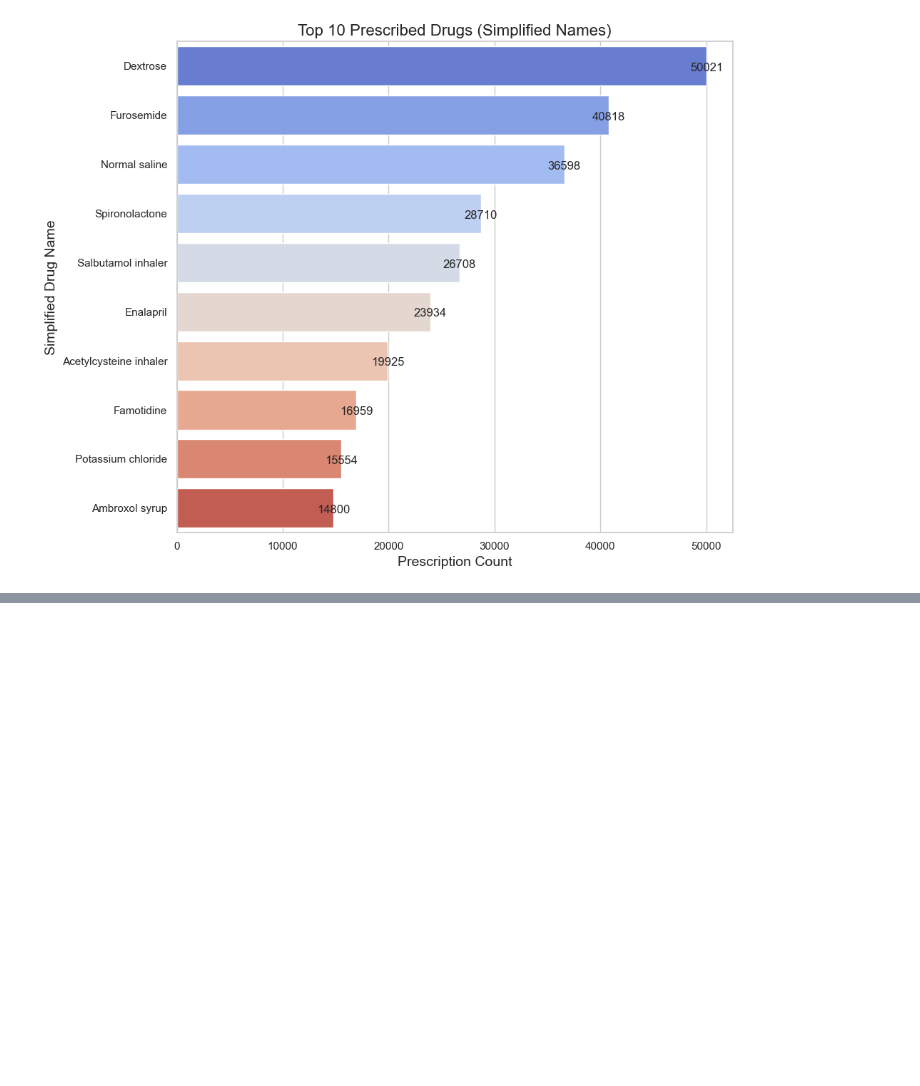
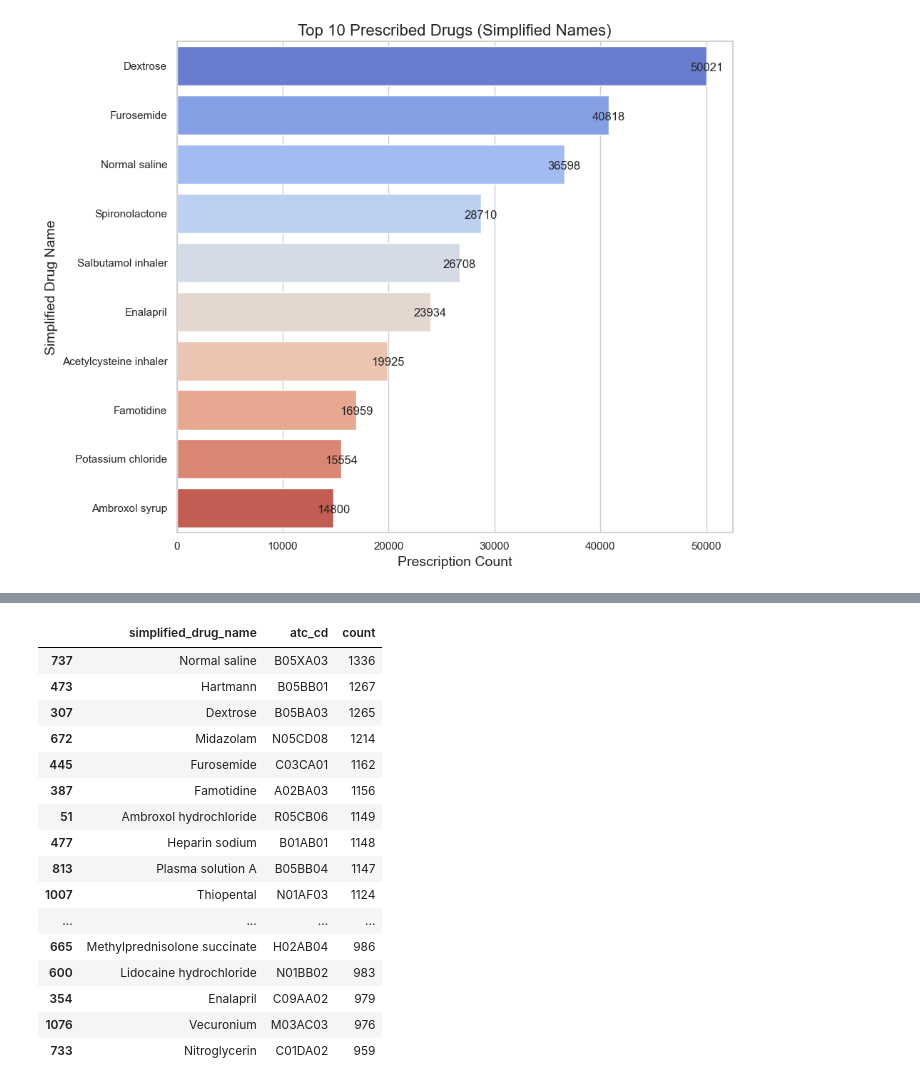
Before and after one commit to devguno/TOF, a Jupyter notebook: tt.ipynb, the cells around one changed output, grey strips where cells are left out. Drawn from its saved outputs; the diff is of its cells as text; code cells hidden in the pictures; blank space fills up the shorter version.

```diff
--- a/tt.ipynb
+++ b/tt.ipynb
@@ -130,0 +204,30 @@ Passing `palette` without assigning `hue` is deprecated and will be removed in v
+# %%
+# 환자 ID, 단순화된 약물 이름, 그리고 atc_cd를 기준으로 중복 제거
+unique_prescriptions_with_atc = df[['person_id', 'simplified_drug_name', 'atc_cd']].drop_duplicates()
+
+# 중복 제거된 데이터를 사용하여 단순화된 약물 이름과 atc_cd에 따른 처방 통계 재계산
+unique_prescription_counts_with_atc = unique_prescriptions_with_atc.groupby(['simplified_drug_name', 'atc_cd']).size().reset_index(name='count')
+
+# 처방받은 횟수에 따라 내림차순으로 정렬
+unique_prescription_counts_with_atc_sorted = unique_prescription_counts_with_atc.sort_values(by='count', ascending=False)
+
+# 상위 10개 결과 출력
+unique_prescription_counts_with_atc_sorted.head(30)
+# %% [output]
+|  | simplified_drug_name | atc_cd | count |
+| 737 | Normal saline | B05XA03 | 1336 |
+| 473 | Hartmann | B05BB01 | 1267 |
+| 307 | Dextrose | B05BA03 | 1265 |
+| 672 | Midazolam | N05CD08 | 1214 |
+| 445 | Furosemide | C03CA01 | 1162 |
+| 387 | Famotidine | A02BA03 | 1156 |
+| 51 | Ambroxol hydrochloride | R05CB06 | 1149 |
+| 477 | Heparin sodium | B01AB01 | 1148 |
+| 813 | Plasma solution A | B05BB04 | 1147 |
+| 1007 | Thiopental | N01AF03 | 1124 |
+| ... | ... | ... | ... |
+| 665 | Methylprednisolone succinate | H02AB04 | 986 |
+| 600 | Lidocaine hydrochloride | N01BB02 | 983 |
+| 354 | Enalapril | C09AA02 | 979 |
+| 1076 | Vecuronium | M03AC03 | 976 |
+| 733 | Nitroglycerin | C01DA02 | 959 |
```
Also changed, not shown: parts of 5 cells of this notebook, 1 other file.
